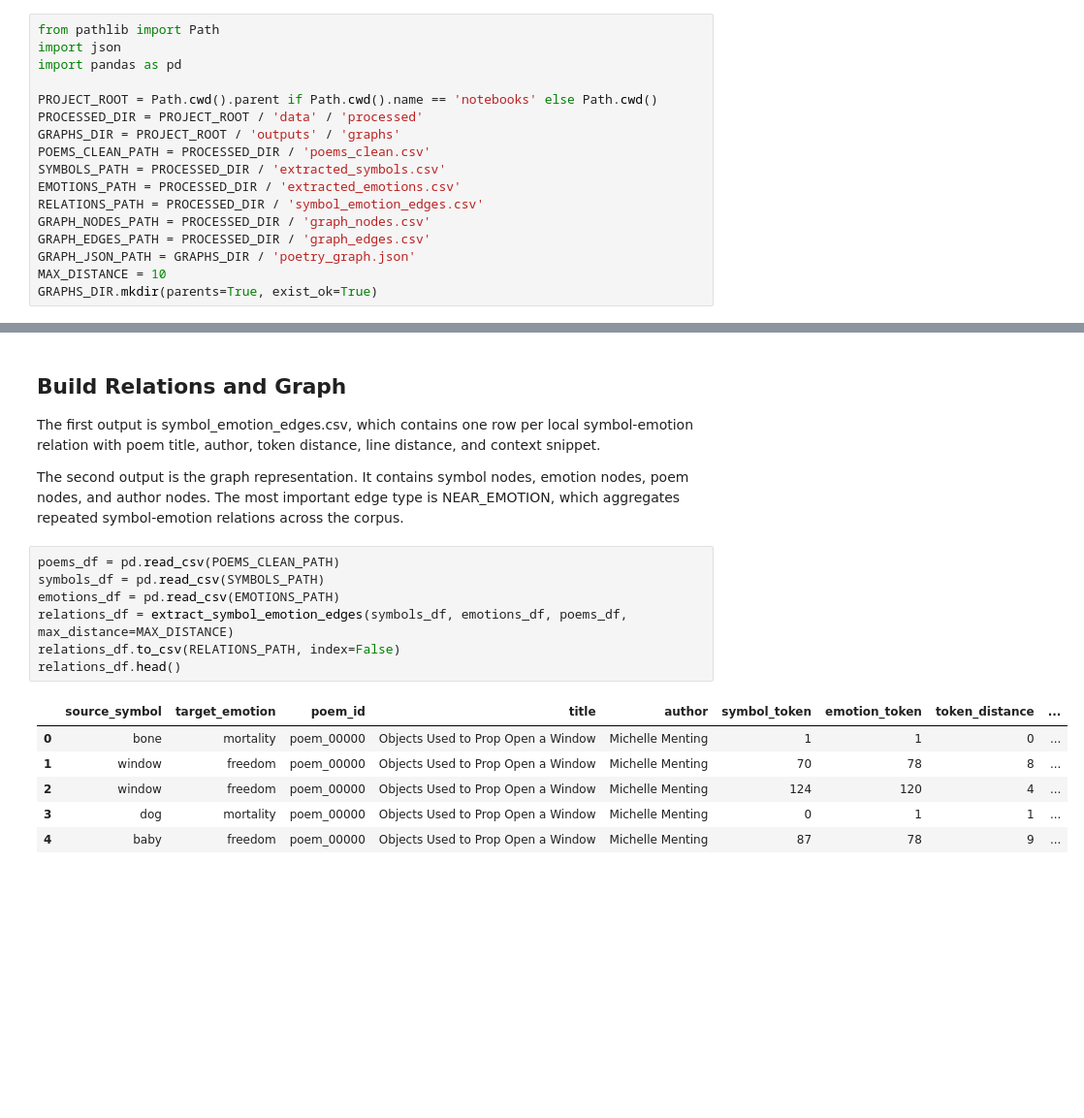
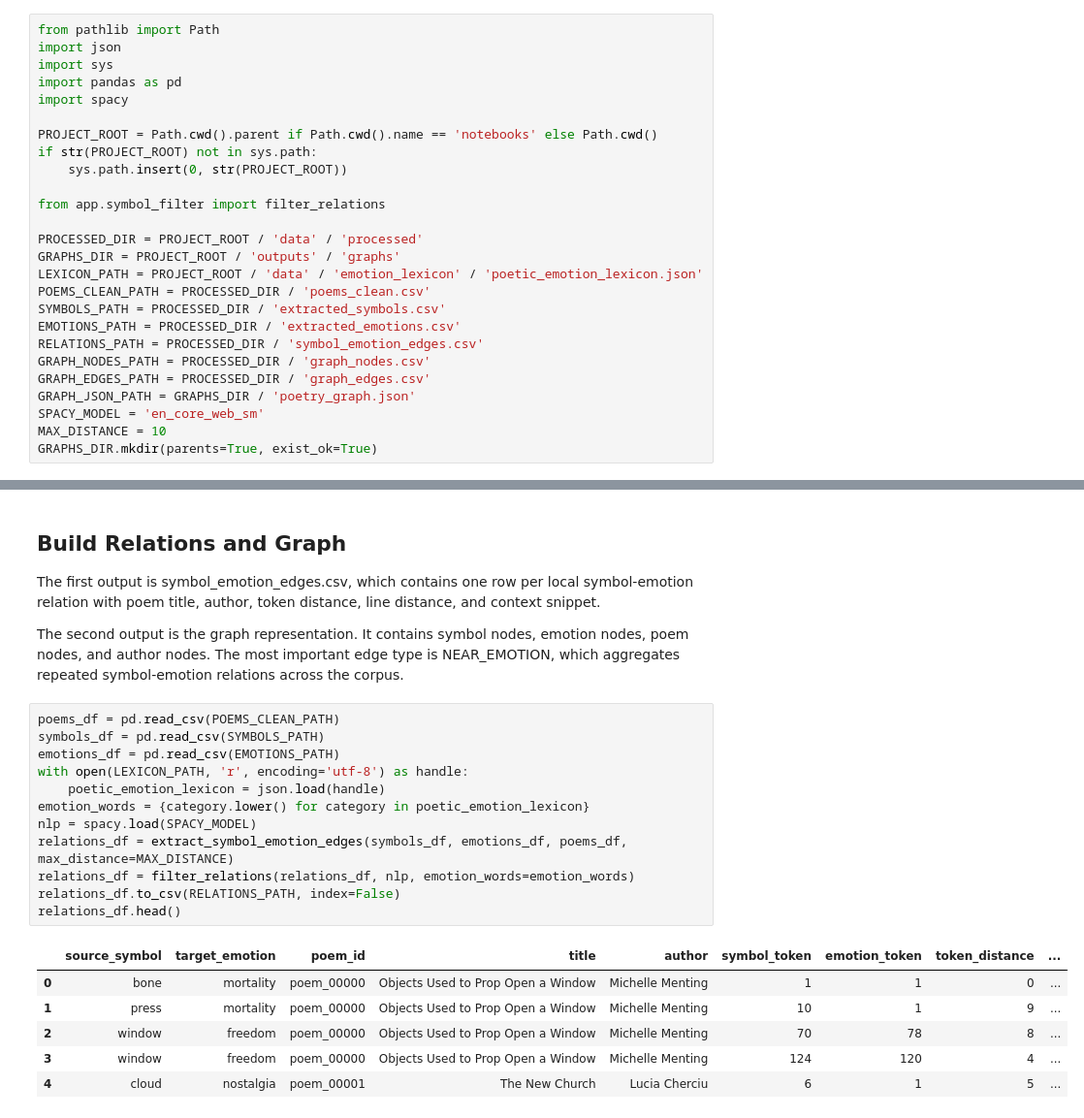
Before and after one commit to preslavadimkova/Individual-Data-Challenge, a Jupyter notebook: notebooks/03_graph_construction.ipynb, the cells around one changed output, grey strips where cells are left out. Shown at 97% size. Drawn from its saved outputs; the diff is of its cells as text; blank space fills up the shorter version.

```diff
--- a/notebooks/03_graph_construction.ipynb
+++ b/notebooks/03_graph_construction.ipynb
@@ -7,11 +7,19 @@ This is the central research method of the project. The graph does not classify
 # %%
 from pathlib import Path
 import json
+import sys
 import pandas as pd
+import spacy
 
 PROJECT_ROOT = Path.cwd().parent if Path.cwd().name == 'notebooks' else Path.cwd()
+if str(PROJECT_ROOT) not in sys.path:
+    sys.path.insert(0, str(PROJECT_ROOT))
+
+from app.symbol_filter import filter_relations
+
 PROCESSED_DIR = PROJECT_ROOT / 'data' / 'processed'
 GRAPHS_DIR = PROJECT_ROOT / 'outputs' / 'graphs'
+LEXICON_PATH = PROJECT_ROOT / 'data' / 'emotion_lexicon' / 'poetic_emotion_lexicon.json'
 POEMS_CLEAN_PATH = PROCESSED_DIR / 'poems_clean.csv'
 SYMBOLS_PATH = PROCESSED_DIR / 'extracted_symbols.csv'
 EMOTIONS_PATH = PROCESSED_DIR / 'extracted_emotions.csv'
@@ -19,6 +27,7 @@ RELATIONS_PATH = PROCESSED_DIR / 'symbol_emotion_edges.csv'
 GRAPH_NODES_PATH = PROCESSED_DIR / 'graph_nodes.csv'
 GRAPH_EDGES_PATH = PROCESSED_DIR / 'graph_edges.csv'
 GRAPH_JSON_PATH = GRAPHS_DIR / 'poetry_graph.json'
+SPACY_MODEL = 'en_core_web_sm'
 MAX_DISTANCE = 10
 GRAPHS_DIR.mkdir(parents=True, exist_ok=True)
 # %% [markdown]
@@ -109,17 +118,22 @@ The second output is the graph representation. It contains symbol nodes, emotion
 # %%
 poems_df = pd.read_csv(POEMS_CLEAN_PATH)
 symbols_df = pd.read_csv(SYMBOLS_PATH)
 emotions_df = pd.read_csv(EMOTIONS_PATH)
+with open(LEXICON_PATH, 'r', encoding='utf-8') as handle:
+    poetic_emotion_lexicon = json.load(handle)
+emotion_words = {category.lower() for category in poetic_emotion_lexicon}
+nlp = spacy.load(SPACY_MODEL)
 relations_df = extract_symbol_emotion_edges(symbols_df, emotions_df, poems_df, max_distance=MAX_DISTANCE)
+relations_df = filter_relations(relations_df, nlp, emotion_words=emotion_words)
 relations_df.to_csv(RELATIONS_PATH, index=False)
 relations_df.head()
 # %% [output]
 |  | source_symbol | target_emotion | poem_id | title | author | symbol_token | emotion_token | token_distance | ... |
 | 0 | bone | mortality | poem_00000 | Objects Used to Prop Open a Window | Michelle Menting | 1 | 1 | 0 | ... |
-| 1 | window | freedom | poem_00000 | Objects Used to Prop Open a Window | Michelle Menting | 70 | 78 | 8 | ... |
-| 2 | window | freedom | poem_00000 | Objects Used to Prop Open a Window | Michelle Menting | 124 | 120 | 4 | ... |
-| 3 | dog | mortality | poem_00000 | Objects Used to Prop Open a Window | Michelle Menting | 0 | 1 | 1 | ... |
-| 4 | baby | freedom | poem_00000 | Objects Used to Prop Open a Window | Michelle Menting | 87 | 78 | 9 | ... |
+| 1 | press | mortality | poem_00000 | Objects Used to Prop Open a Window | Michelle Menting | 10 | 1 | 9 | ... |
+| 2 | window | freedom | poem_00000 | Objects Used to Prop Open a Window | Michelle Menting | 70 | 78 | 8 | ... |
+| 3 | window | freedom | poem_00000 | Objects Used to Prop Open a Window | Michelle Menting | 124 | 120 | 4 | ... |
+| 4 | cloud | nostalgia | poem_00001 | The New Church | Lucia Cherciu | 6 | 1 | 5 | ... |
 # %%
 nodes_df, edges_df = build_graph_nodes_edges(poems_df, symbols_df, emotions_df, relations_df)
 nodes_df.to_csv(GRAPH_NODES_PATH, index=False)
```
Also changed, not shown: parts of 1 cell of this notebook, 32 other files.
